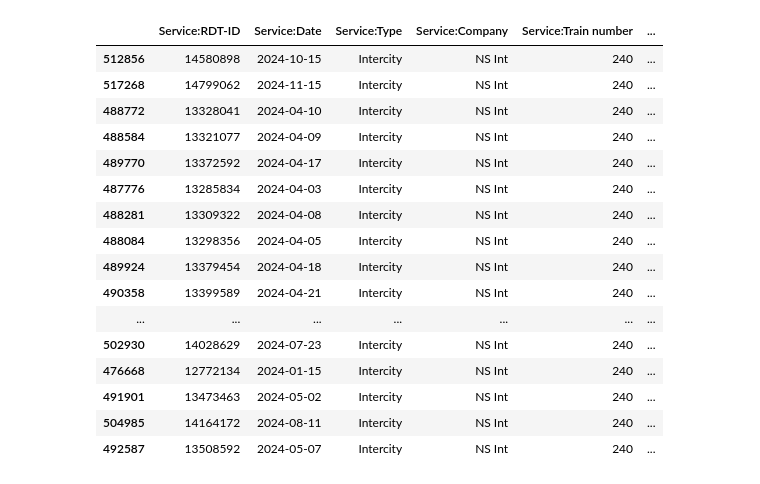
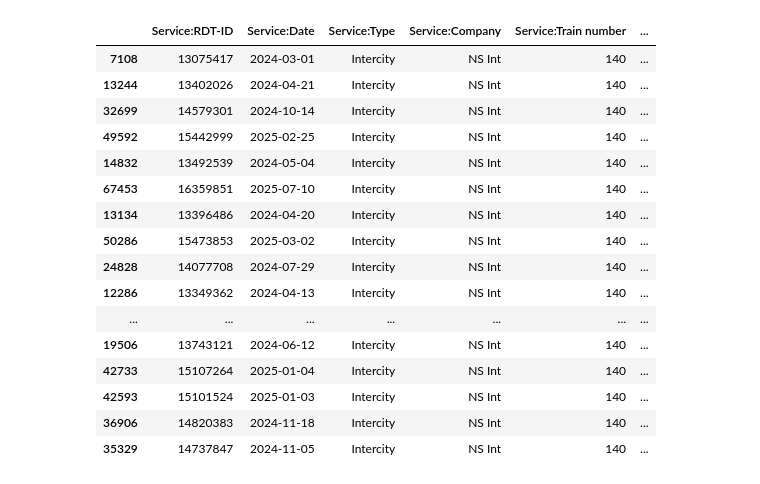
Before and after one commit to NielsvanderRijst/TIL5050-Delayed-ICE, a Jupyter notebook: Time-space prework.ipynb, the cells around one changed output. Cells and saved outputs as stored; diff of their text form; code cells hidden in the pictures.

```diff
--- a/Time-space prework.ipynb
+++ b/Time-space prework.ipynb
@@ -149,45 +149,45 @@ df.to_csv(f"Services/all_interesting_services.csv", index=False)
 # %%
 # Vertraging Bentheim = 0
 # Aankomst Hengelo > 10
 # Sorteren op vertraging bij Hengelo
 # Alleen ICE treinen
-trains = [240]
+trains = [140]
 df_ICEs = pd.read_csv("Services/all_interesting_services.csv")
 
 df_ICES2 = df_ICEs[(df_ICEs['Service:Train number'].isin(trains)) &
                   (df_ICEs['Stop:Station name'] == "Bad Bentheim") &
                   (df_ICEs['Stop:Departure delay'] == 0)]
 
 days_without_delay = df_ICES2['Service:Date'].unique()
 subset_df = df_ICEs[df_ICEs['Service:Date'].isin(days_without_delay)]
 subset_df = subset_df[subset_df['Service:Partly cancelled'] != True]
 
 # Filter op Hengelo
 subset_hengelo = subset_df[(subset_df["Stop:Station name"] == "Hengelo") & (subset_df["Service:Train number"].isin(trains))]
 
 # Sorteren op grootste aankomstvertraging (aflopend)
 subset_hengelo_sorted = subset_hengelo.sort_values(
     by="Stop:Arrival delay",
     ascending=False
 )
 
 subset_hengelo_sorted.head(30)
 # %% [output]
 |  | Service:RDT-ID | Service:Date | Service:Type | Service:Company | Service:Train number | ... |
-| 512856 | 14580898 | 2024-10-15 | Intercity | NS Int | 240 | ... |
-| 517268 | 14799062 | 2024-11-15 | Intercity | NS Int | 240 | ... |
-| 488772 | 13328041 | 2024-04-10 | Intercity | NS Int | 240 | ... |
-| 488584 | 13321077 | 2024-04-09 | Intercity | NS Int | 240 | ... |
-| 489770 | 13372592 | 2024-04-17 | Intercity | NS Int | 240 | ... |
-| 487776 | 13285834 | 2024-04-03 | Intercity | NS Int | 240 | ... |
-| 488281 | 13309322 | 2024-04-08 | Intercity | NS Int | 240 | ... |
-| 488084 | 13298356 | 2024-04-05 | Intercity | NS Int | 240 | ... |
-| 489924 | 13379454 | 2024-04-18 | Intercity | NS Int | 240 | ... |
-| 490358 | 13399589 | 2024-04-21 | Intercity | NS Int | 240 | ... |
+| 7108 | 13075417 | 2024-03-01 | Intercity | NS Int | 140 | ... |
+| 13244 | 13402026 | 2024-04-21 | Intercity | NS Int | 140 | ... |
+| 32699 | 14579301 | 2024-10-14 | Intercity | NS Int | 140 | ... |
+| 49592 | 15442999 | 2025-02-25 | Intercity | NS Int | 140 | ... |
+| 14832 | 13492539 | 2024-05-04 | Intercity | NS Int | 140 | ... |
+| 67453 | 16359851 | 2025-07-10 | Intercity | NS Int | 140 | ... |
+| 13134 | 13396486 | 2024-04-20 | Intercity | NS Int | 140 | ... |
+| 50286 | 15473853 | 2025-03-02 | Intercity | NS Int | 140 | ... |
+| 24828 | 14077708 | 2024-07-29 | Intercity | NS Int | 140 | ... |
+| 12286 | 13349362 | 2024-04-13 | Intercity | NS Int | 140 | ... |
 | ... | ... | ... | ... | ... | ... | ... |
-| 502930 | 14028629 | 2024-07-23 | Intercity | NS Int | 240 | ... |
-| 476668 | 12772134 | 2024-01-15 | Intercity | NS Int | 240 | ... |
-| 491901 | 13473463 | 2024-05-02 | Intercity | NS Int | 240 | ... |
-| 504985 | 14164172 | 2024-08-11 | Intercity | NS Int | 240 | ... |
-| 492587 | 13508592 | 2024-05-07 | Intercity | NS Int | 240 | ... |
+| 19506 | 13743121 | 2024-06-12 | Intercity | NS Int | 140 | ... |
+| 42733 | 15107264 | 2025-01-04 | Intercity | NS Int | 140 | ... |
+| 42593 | 15101524 | 2025-01-03 | Intercity | NS Int | 140 | ... |
+| 36906 | 14820383 | 2024-11-18 | Intercity | NS Int | 140 | ... |
+| 35329 | 14737847 | 2024-11-05 | Intercity | NS Int | 140 | ... |
 # %%
```
Also changed, not shown: parts of 1 cell of this notebook, 7 other files.
